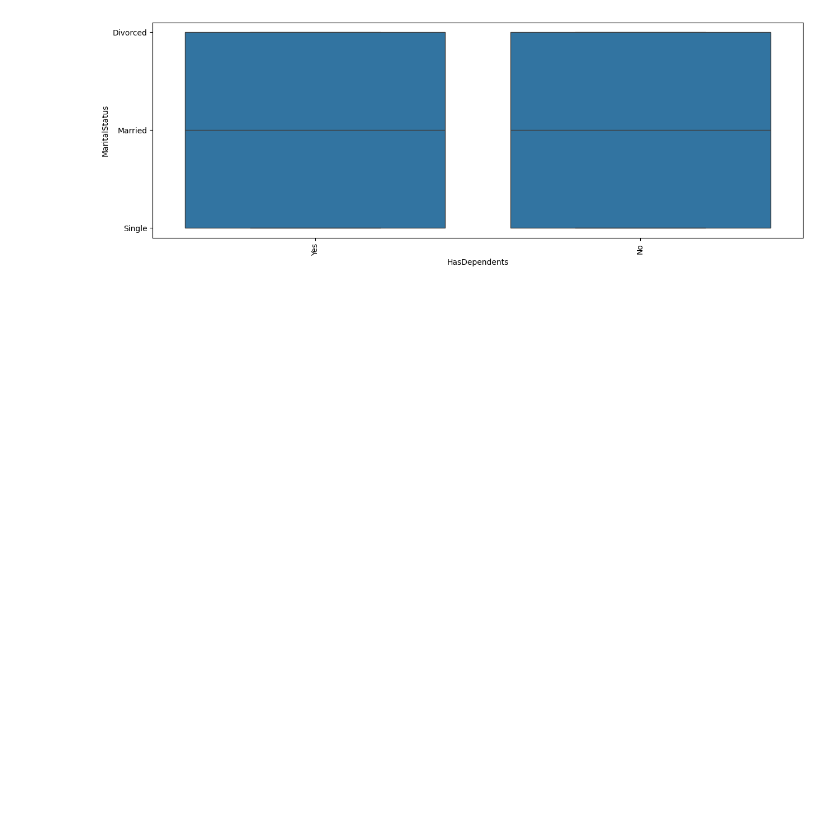
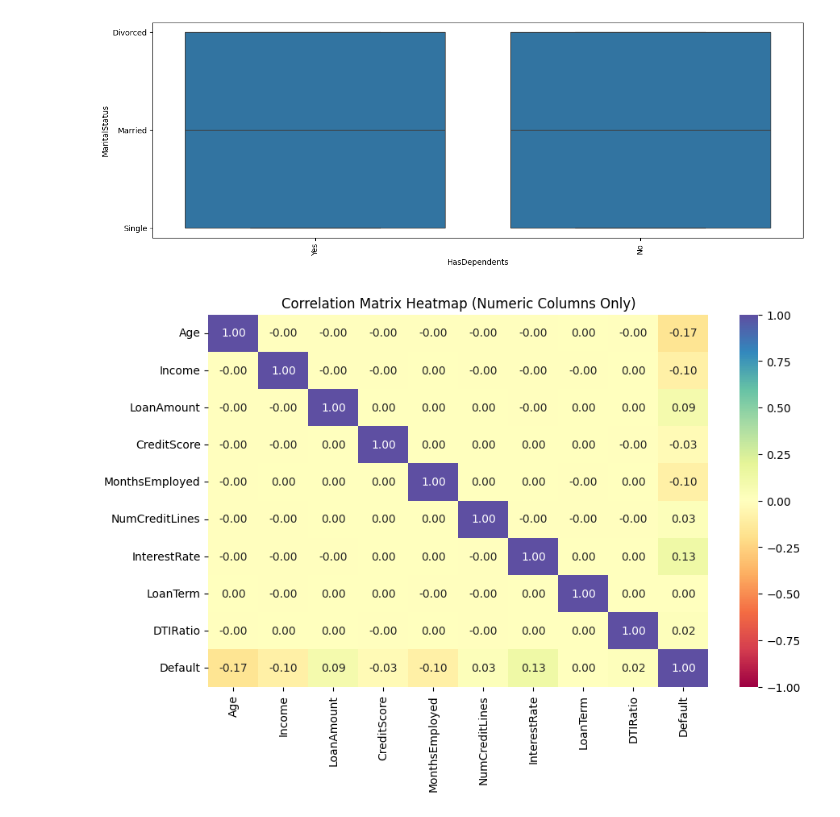
Before and after one commit to Afigodoga/AfiRep, a Jupyter notebook: Loandefault.ipynb, the cells around one changed output. Drawn from its saved outputs; the diff is of its cells as text; code cells hidden in the pictures; blank space fills up the shorter version.

```diff
--- a/Loandefault.ipynb
+++ b/Loandefault.ipynb
@@ -159,3 +222,13 @@ plt.xticks(rotation=90)
 plt.show()
 # %% [output]
 [figure]
+# %%
+numeric_data = data.select_dtypes(include='number')
+
+# Plot heatmap of correlation matrix
+plt.figure(figsize=(10, 6))
+sns.heatmap(numeric_data.corr(), annot=True, vmin=-1, vmax=1, fmt=".2f", cmap="Spectral")
+plt.title('Correlation Matrix Heatmap (Numeric Columns Only)')
+plt.show()
+# %% [output]
+[figure, added]
```
Also changed, not shown: parts of 13 cells of this notebook.
